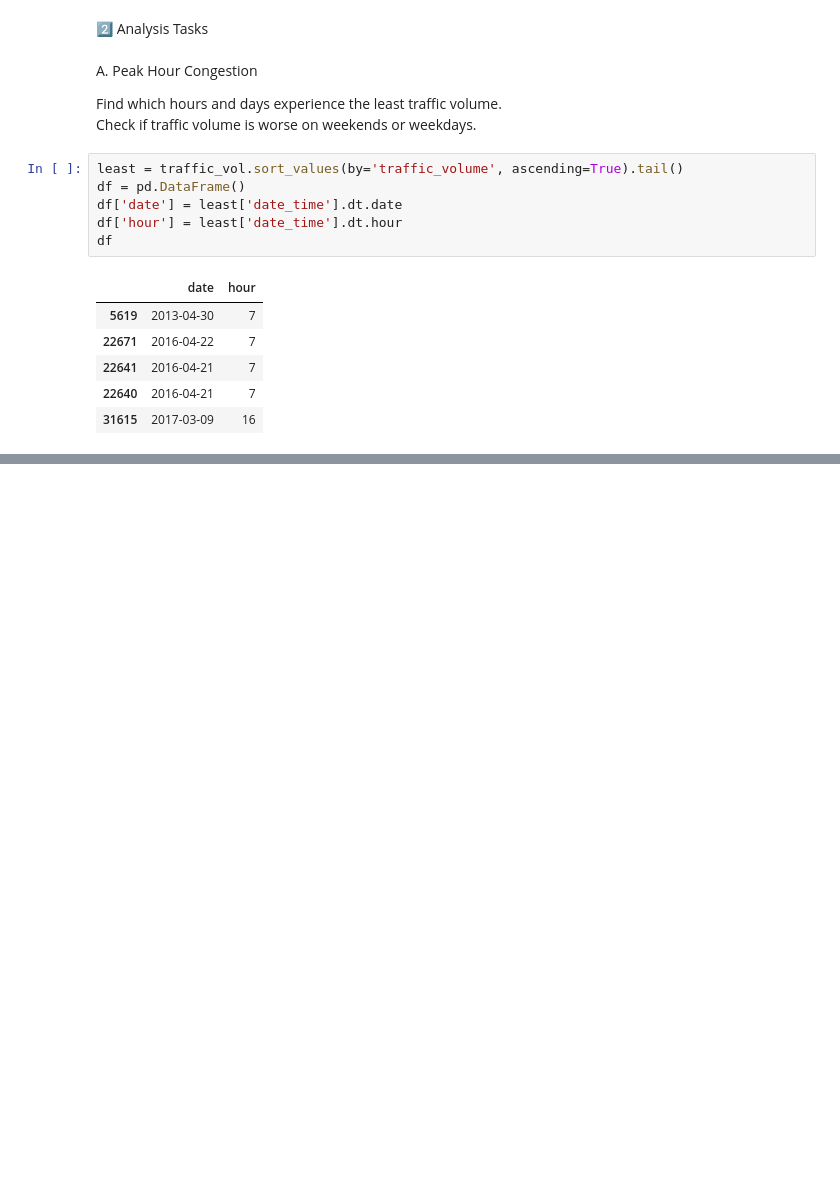
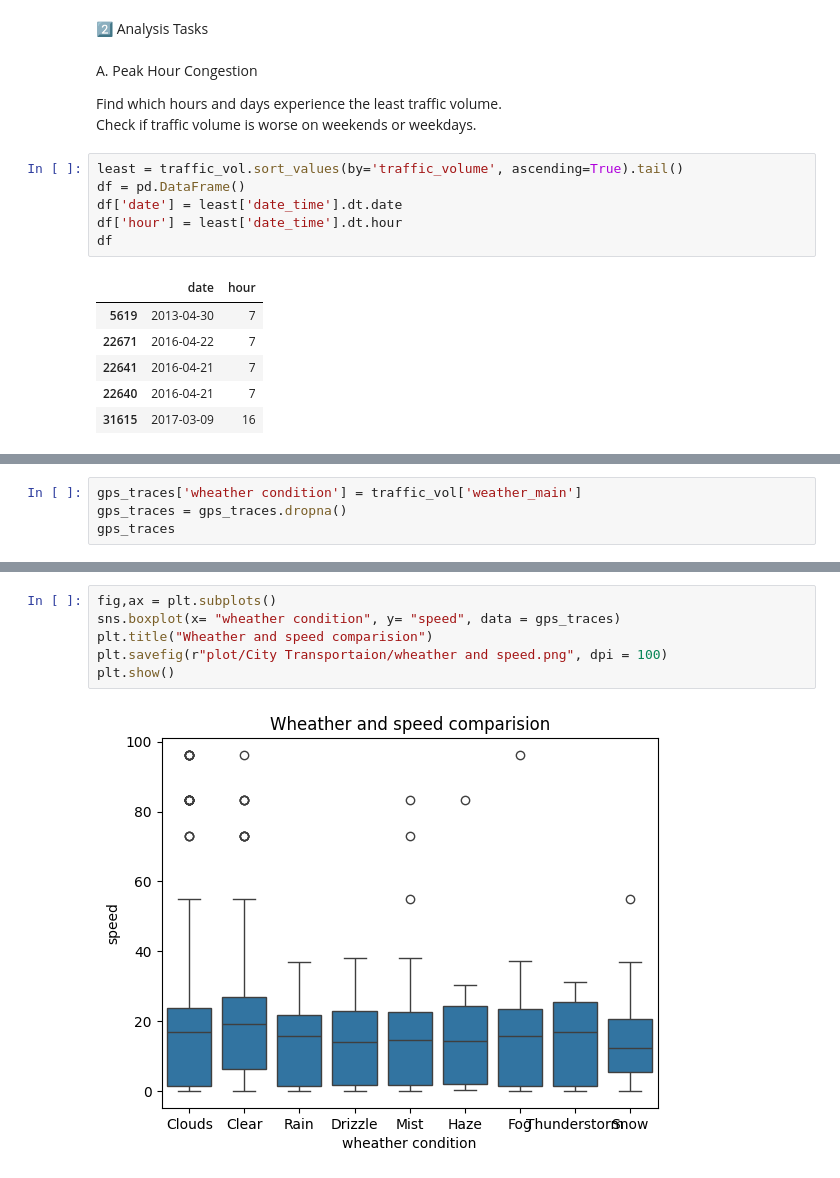
Before and after one commit to tahaftm/Data-Analysis-Projects, a Jupyter notebook: Transportation Analysis.ipynb, the cells around one changed output, grey strips where cells are left out. Drawn from its saved outputs; the diff is of its cells as text; blank space fills up the shorter version.

```diff
--- a/Transportation Analysis.ipynb
+++ b/Transportation Analysis.ipynb
@@ -205,0 +311,4 @@ Congested road clusters
+# %%
+gps_traces['wheather condition'] = traffic_vol['weather_main']
+gps_traces = gps_traces.dropna()
+gps_traces
@@ -205,0 +334,8 @@ Congested road clusters
+# %%
+fig,ax = plt.subplots()
+sns.boxplot(x= "wheather condition", y= "speed", data = gps_traces)
+plt.title("Wheather and speed comparision")
+plt.savefig(r"plot/City Transportaion/wheather and speed.png", dpi = 100)
+plt.show()
+# %% [output]
+[figure, added]
```
Also changed, not shown: parts of 19 cells of this notebook, 6 other files.
